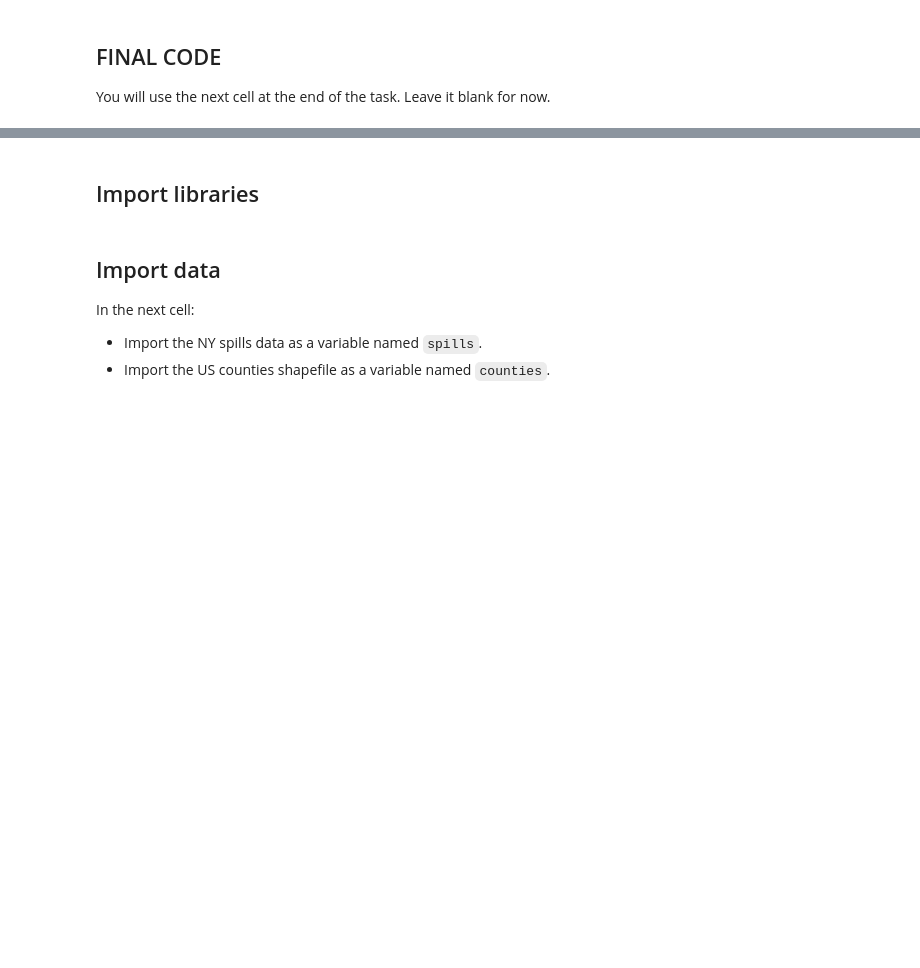
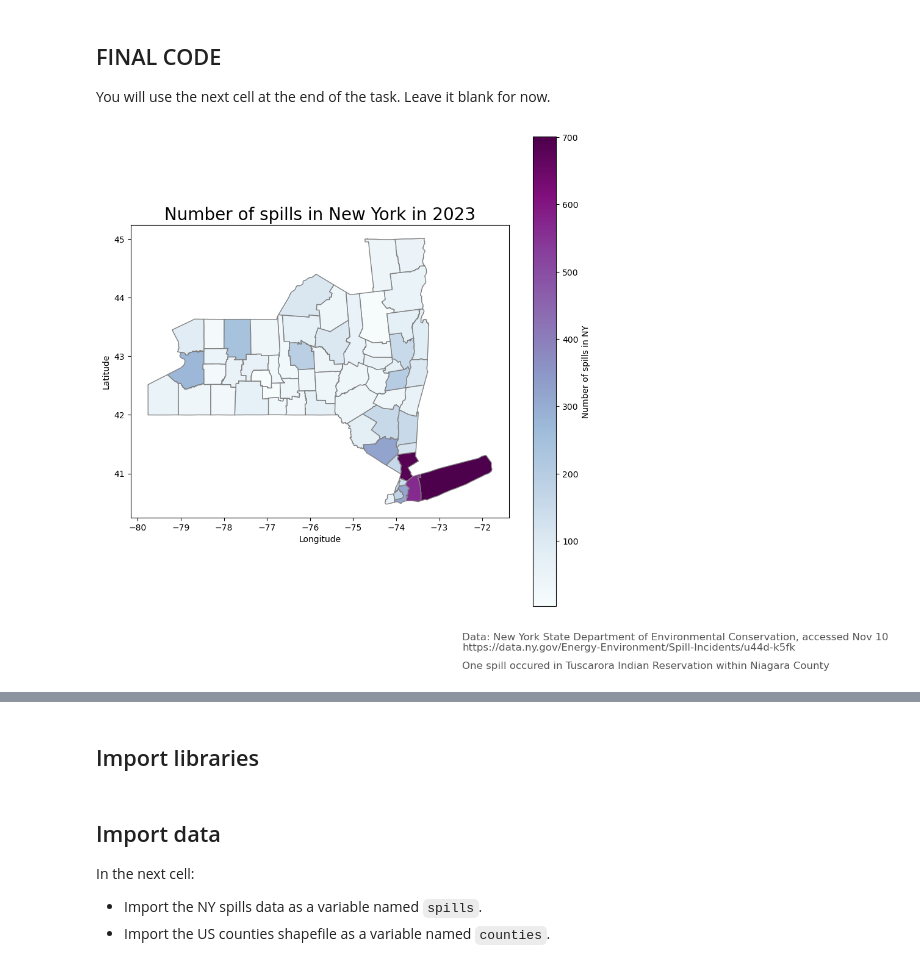
Before and after one commit to dianaxnav/eds220-hwk-3, a Jupyter notebook: hwk3-task1-spills.ipynb, the cells around one changed output, grey strips where cells are left out. Cells and saved outputs as stored; diff of their text form; code cells hidden in the pictures; blank space fills up the shorter version.

```diff
--- a/hwk3-task1-spills.ipynb
+++ b/hwk3-task1-spills.ipynb
@@ -45,3 +45,92 @@ You will use the next cell at the end of the task. Leave it blank for now.
+# %%
+### ===== FINAL CODE =====
+
+# import libraries here
+import pandas as pd
+import matplotlib.pyplot as plt
+import geopandas as gpd
+# import numpy too
+import numpy as np
+
+# read in the data using csv file
+spills = pd.read_csv('data/Spill_Incidents.csv')
+#read in the shape data using read_file
+counties = gpd.read_file('data/tl_2022_us_county/')
+
+# 2. lets simplify the cols by lower casing
+spills.columns = spills.columns.str.lower()
+
+#lets replace the space with _
+spills.columns = spills.columns.str.replace(' ', '_')
+
+#convert my col to date time
+spills['spill_date'] = pd.to_datetime(spills['spill_date'])
+
+#use the & operator to select the data
+petr_23 = spills[(spills['spill_date']>= '01/01/23') & (spills['spill_date']<= '10/31/23') & (spills['material_family'] == 'Petroleum') ]
+
+# extract number of communities by country as a pd.Series
+spills_per_county = petr_23.groupby('county').count().spill_number
+
+# convert the pd.Series into a pd.DataFrame and update it
+spills_per_county = pd.DataFrame(spills_per_county).rename(columns={'spill_number':'n_spills'}).reset_index()
+
+#simplify the cols by lower casing
+counties.columns = counties.columns.str.lower()
+
+#select all county data from new york county
+ny_counties = counties[(counties['statefp'] == '36')]
+
+#rename the column 'name' to 'county' so it has a name in common
+ny_counties = ny_counties.rename(columns = {'name':'county'})
+
+#use inner join to merge the data frames
+ny_counties = pd.merge(ny_counties,
+                            spills_per_county,
+                            how='inner',
+                            on='county')
+
+#update index in the ny_counties dataset
+ny_counties = ny_counties.set_index('county')
+
+#add one to niagara n_spills to account for Tuscarora Indian Reservation
+ny_counties.at['Niagara', 'n_spills'] += 1
+
+#plot the figure
+fig, ax = plt.subplots(figsize=(10, 8))#adjust the size
+ny_counties.plot(ax=ax, #call ax
+                      column='n_spills', #what you want to plot the data by
+                       cmap='BuPu', #adjust color legend
+                       legend=True,
+                       edgecolor="0.5",
+                       legend_kwds={"shrink":1, #edit color legend
+                                    'label': "Number of spills in NY"
+                                    }
+                       )
+
+ax.set_title('Number of spills in New York in 2023',  fontsize=20)#label the graph
+ax.set_xlabel('Longitude')
+ax.set_ylabel('Latitude')
+
+# annotate the data source
+ax.annotate("Data: New York State Department of Environmental Conservation, accessed Nov 10, 2023 \nhttps://data.ny.gov/Energy-Environment/Spill-Incidents/u44d-k5fk",
+            xy=(.6, .04), # position
+            xycoords='figure fraction',
+            fontsize=12, #adjust font size
+            color='#555555')
+#annotation indicating one spill occured in Tuscarora
+ax.annotate("One spill occured in Tuscarora Indian Reservation within Niagara County",
+           xy=(0.6, 0.01), #position
+            xycoords='figure fraction',
+            fontsize=12, #adjust font size
+            color='#555555') #color
+
+plt.show()
+
+#print it out
+plt.show()
+# %% [output]
+[figure, added]
 # %% [markdown]
 <!-- write your description in this markdwon cell -->
 # %% [markdown]
```
Also changed, not shown: parts of 7 cells of this notebook.
